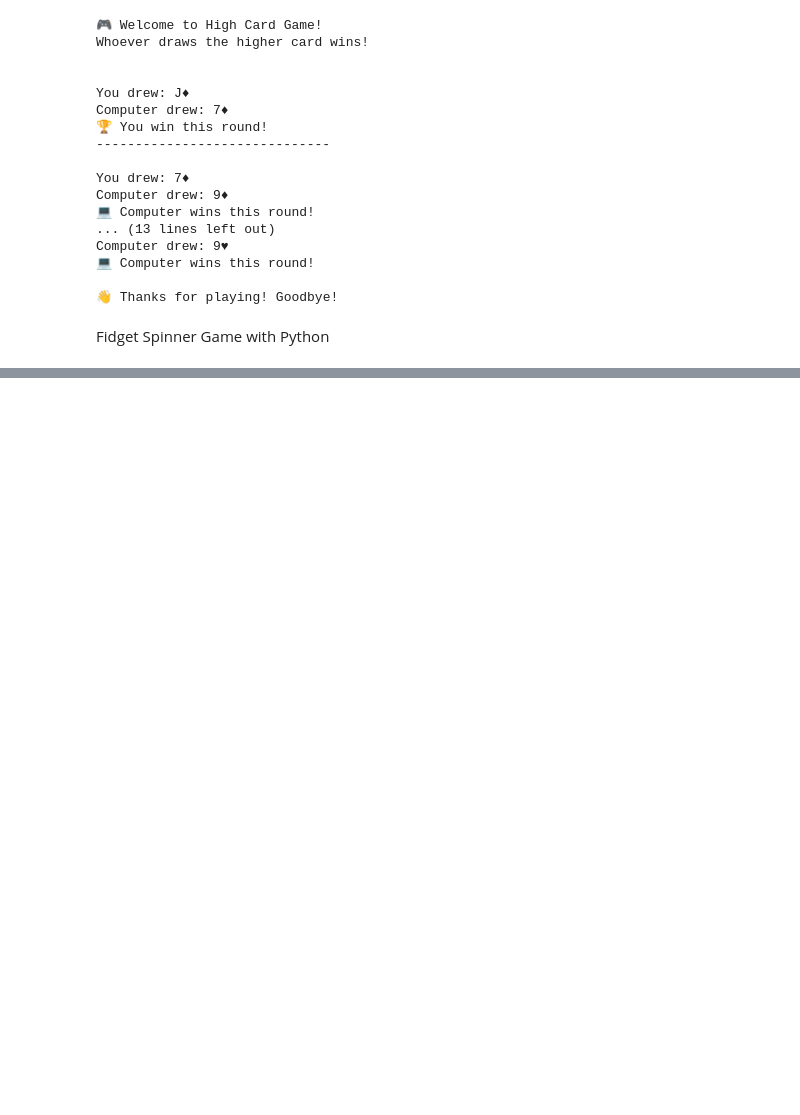
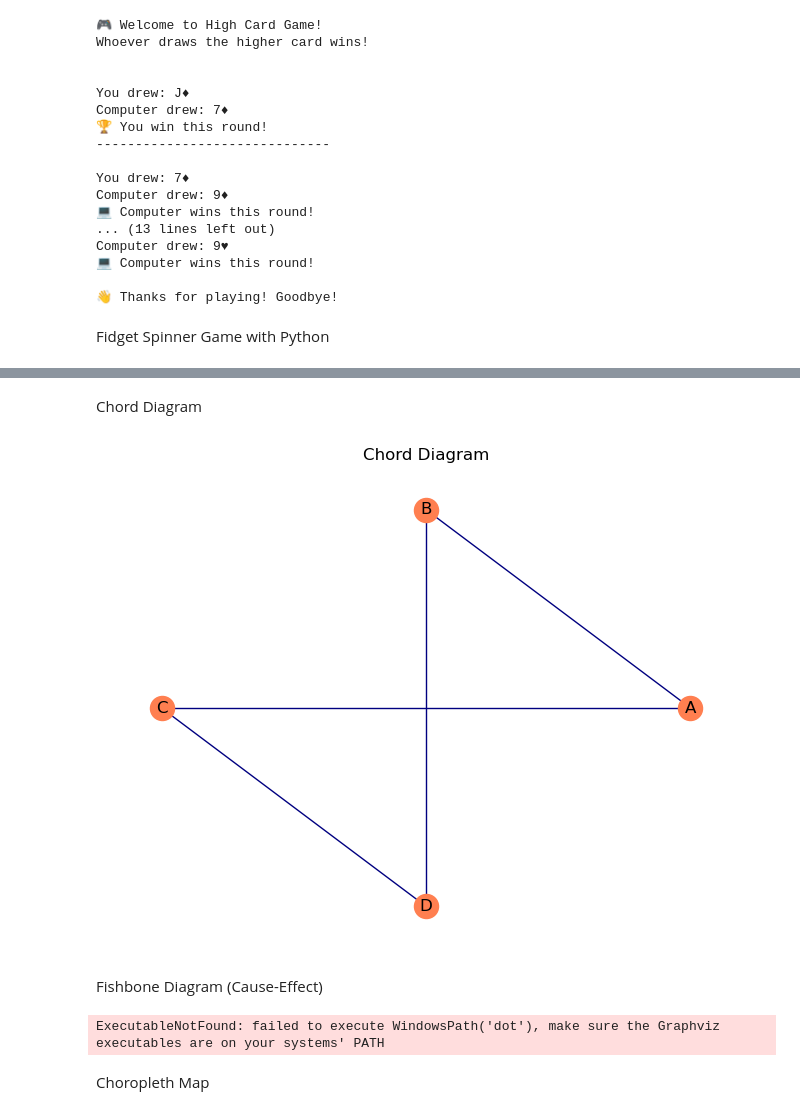
Before and after one commit to Asgharhussainparvi/32-Days-Python-Code, a Jupyter notebook: Codes.ipynb, the cells around one changed output, grey strips where cells are left out. Cells and saved outputs as stored; diff of their text form; code cells hidden in the pictures; blank space fills up the shorter version.

```diff
--- a/Codes.ipynb
+++ b/Codes.ipynb
@@ -444,0 +524,34 @@ print(f"✅ Corrected word: {corrected}")
+# %% [markdown]
+Chord Diagram
+# %%
+# Simplified chord-like diagram using networkx
+import networkx as nx
+import matplotlib.pyplot as plt
+
+G = nx.Graph()
+edges = [("A","B"), ("A","C"), ("B","D"), ("C","D")]
+G.add_edges_from(edges)
+
+pos = nx.circular_layout(G)
+nx.draw(G, pos, with_labels=True, node_color='coral', edge_color='navy')
+plt.title("Chord Diagram")
+plt.show()
+# %% [output]
+[figure, added]
+# %% [markdown]
+Fishbone Diagram (Cause-Effect)
+# %%
+from graphviz import Digraph
+
+g = Digraph('fishbone', format='png')
+g.attr(rankdir='LR')
+g.node('Problem', 'Main Issue')
+g.edge('Problem', 'Cause 1')
+g.edge('Problem', 'Cause 2')
+g.edge('Cause 1', 'Subcause 1.1')
+g.edge('Cause 2', 'Subcause 2.1')
+g.render('fishbone', view=True)
+# %% [output]
+ExecutableNotFound: failed to execute WindowsPath('dot'), make sure the Graphviz executables are on your systems' PATH
+# %% [markdown]
+Choropleth Map
```
Also changed, not shown: parts of 32 cells of this notebook, 3 other files.
